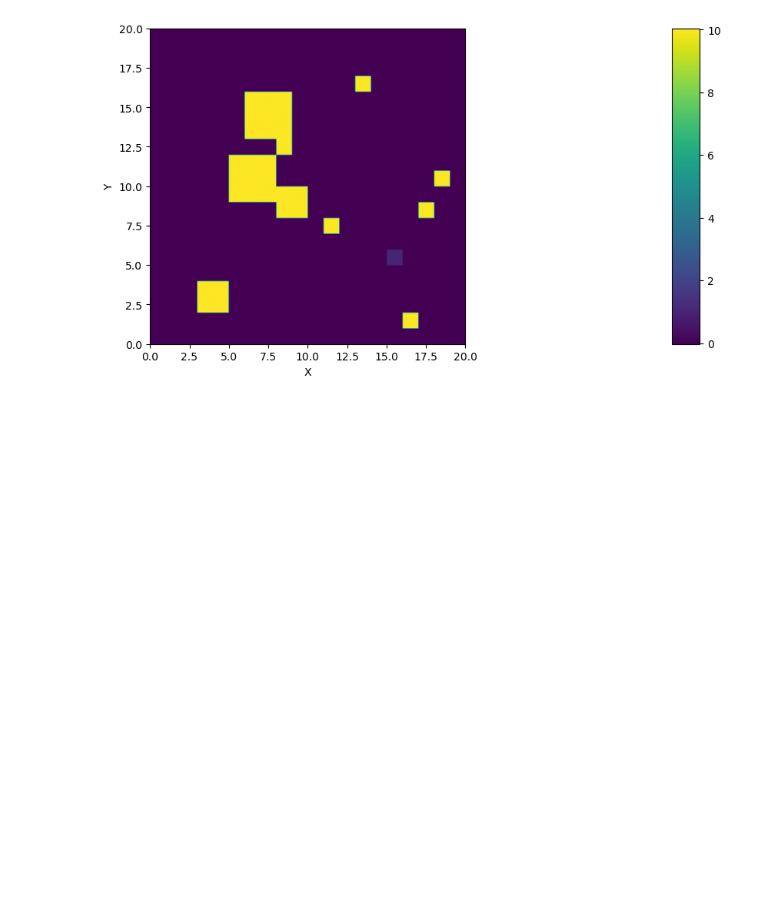
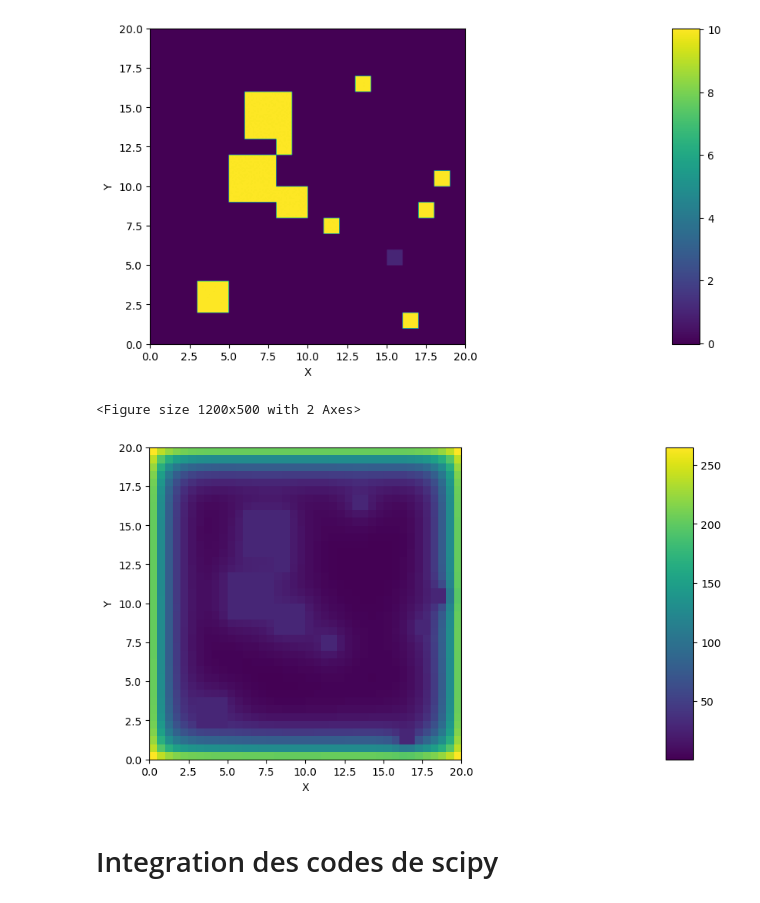
Before and after one commit to rcremese/snake-ai, a Jupyter notebook: phiflow_overview.ipynb, the cells around one changed output. Cells and saved outputs as stored; diff of their text form; code cells hidden in the pictures; blank space fills up the shorter version.

```diff
--- a/phiflow_overview.ipynb
+++ b/phiflow_overview.ipynb
@@ -100,3 +105,15 @@ phiflow.vis.plot(phiflow.field.laplace(solution))
 # %% [output]
 <Figure size 1200x500 with 2 Axes>
 [figure]
+# %%
+def jacobi(grid, boundary_conditions, iterations=10):
+    bound = max(boundary_conditions.dx)**2 / 4
+    for _ in range(iterations):
+        grid += bound * laplace_with_boundaries(grid, boundary_conditions)
+    return grid
+
+solution = jacobi(masked_value, boundary_conditions, iterations=30)
+phiflow.vis.plot(solution)
+# %% [output]
+<Figure size 1200x500 with 2 Axes>
+[figure, added]
@@ -102,0 +126,2 @@ phiflow.vis.plot(phiflow.field.laplace(solution))
+# %% [markdown]
+# Integration des codes de scipy
```
Also changed, not shown: parts of 10 cells of this notebook, 3 other files.
